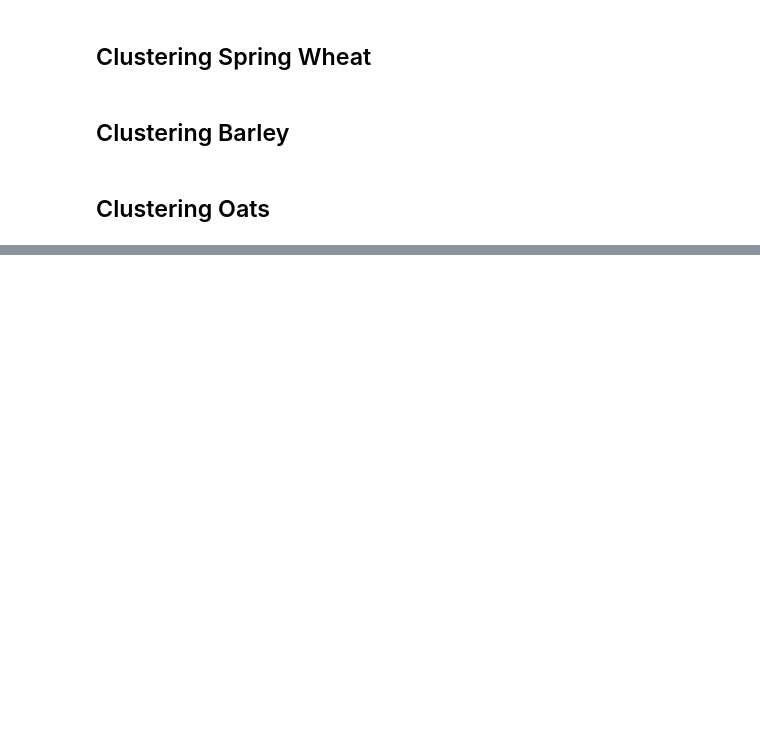
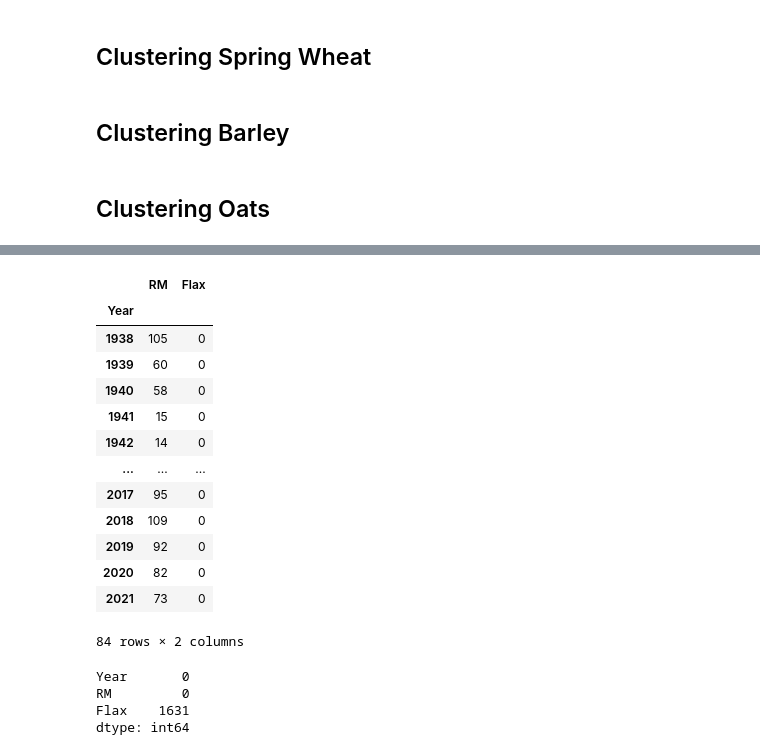
Before and after one commit to sherill2019/Palette_Assignment, a Jupyter notebook: Project/Project2.ipynb, the cells around one changed output, grey strips where cells are left out. Saved outputs shown, nothing was run; the diff lists cells and outputs as text; code cells hidden in the pictures; blank space fills up the shorter version.

```diff
--- a/Project/Project2.ipynb
+++ b/Project/Project2.ipynb
@@ -320,0 +416,24 @@ showClusterMap(3,'Oats')
+# %%
+new_df[new_df['Flax'].isna()].groupby('Year').count()
+# %% [output]
+|  | RM | Flax |
+| Year |  |  |
+| 1938 | 105 | 0 |
+| 1939 | 60 | 0 |
+| 1940 | 58 | 0 |
+| 1941 | 15 | 0 |
+| 1942 | 14 | 0 |
+| ... | ... | ... |
+| 2017 | 95 | 0 |
+| 2018 | 109 | 0 |
+| 2019 | 92 | 0 |
+| 2020 | 82 | 0 |
+| 2021 | 73 | 0 |
+84 rows × 2 columns
+# %%
+new_df[new_df['Year']>=2001].isna().sum()
+# %% [output]
+Year       0
+RM         0
+Flax    1631
+dtype: int64
```
Also changed, not shown: parts of 34 cells of this notebook.
